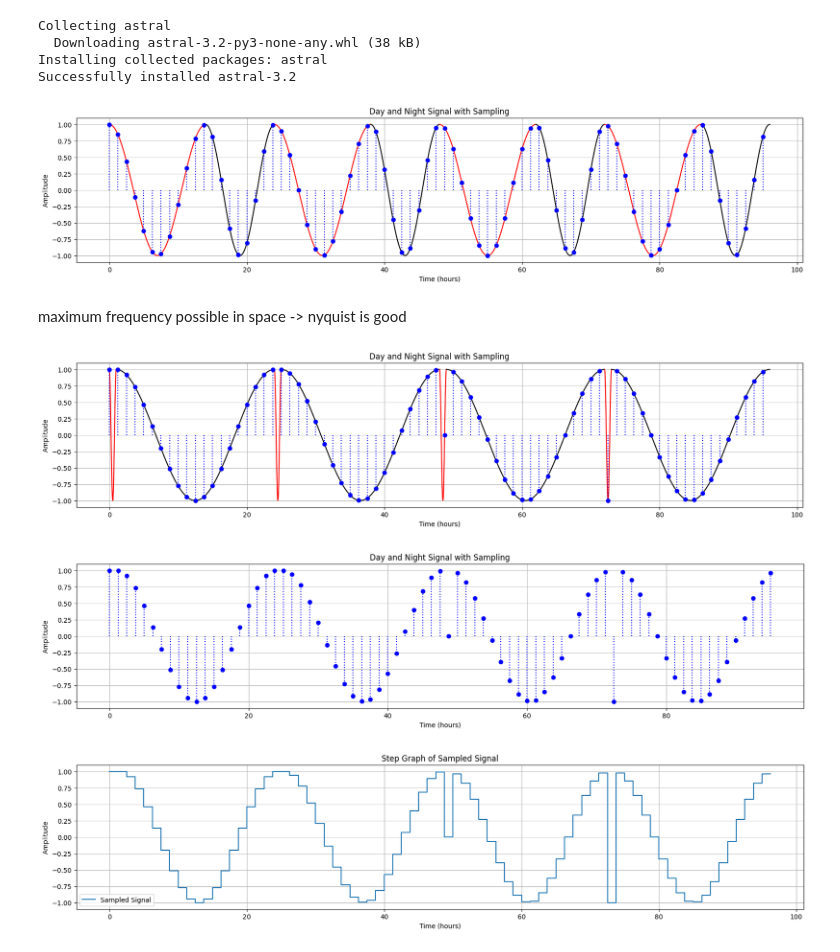
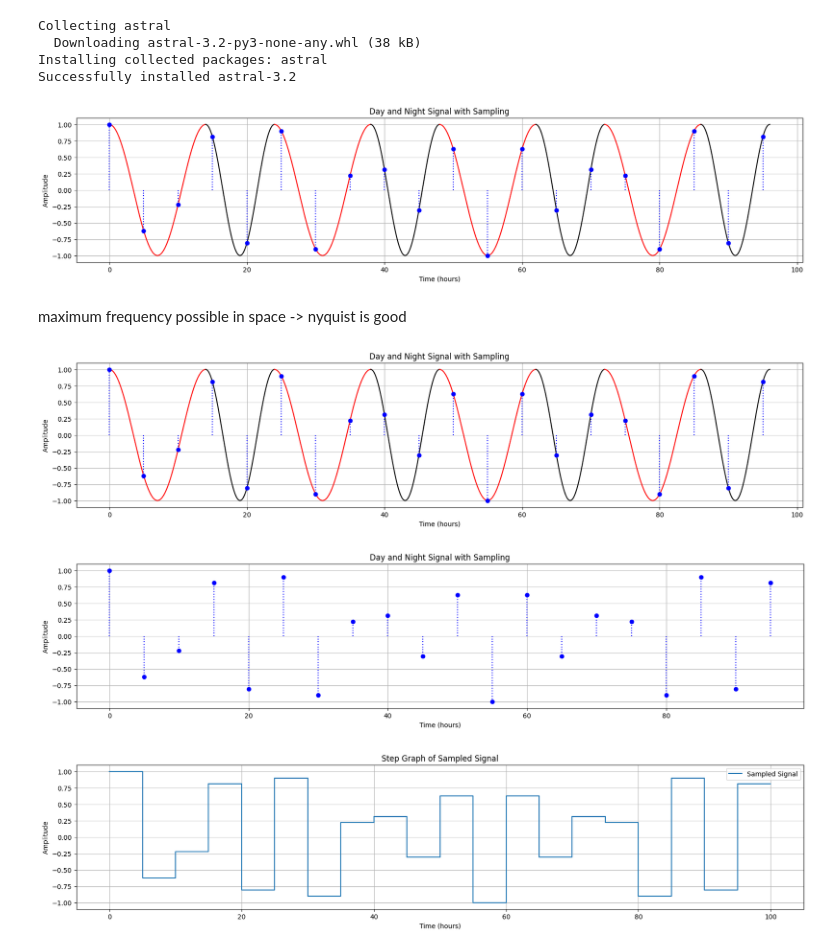
Before and after one commit to xiscoding/utils, a Jupyter notebook: nyquist_example.ipynb, the cells around one changed output. Drawn from its saved outputs; the diff is of its cells as text; code cells hidden in the pictures.

```diff
--- a/nyquist_example.ipynb
+++ b/nyquist_example.ipynb
@@ -84,7 +91,7 @@ def plot_sampling_step_graph(freq_day=1/14, freq_night=1/10, total_hours=96, sam
 import numpy as np
 import matplotlib.pyplot as plt
 
-def plot_day_night_cycle_with_sampling_and_signal(freq_day=1/14, freq_night=1/10, total_hours=96, num_cycles=4, sample_rate=1.25):
+def plot_day_night_cycle_with_sampling_and_signal(freq_day=1/14, freq_night=1/10, total_hours=96, num_cycles=4, sample_rate=5):
     """
     Plots a combined sinusoidal representation of day and night durations over a specified time period,
     with points and lines to the time axis added at every specified sample rate interval, starting at t=3.5 hours.
@@ -138,7 +145,7 @@ def plot_day_night_cycle_with_sampling_and_signal(freq_day=1/14, freq_night=1/10
 # Example call with default parameters
 plot_day_night_cycle_with_sampling_and_signal()
 # %% [output]
-[figure, old version]
+[figure, new version]
 # %%
 def nyquist_example(freq_day=1/14, freq_night=1/10, total_hours=96, num_cycles=4, sample_rate=1.25):
   plot_day_night_cycle_with_sampling_and_signal(freq_day, freq_night, total_hours, num_cycles, sample_rate)
@@ -147,8 +154,8 @@ def nyquist_example(freq_day=1/14, freq_night=1/10, total_hours=96, num_cycles=4
 # %% [markdown]
 maximum frequency possible in space -> nyquist is good
 # %%
-nyquist_example(freq_day=1/1, freq_night=1/23, total_hours=96, num_cycles=4, sample_rate=1.25)
+nyquist_example(freq_day=1/14, freq_night=1/10, total_hours=96, num_cycles=4, sample_rate=5)
 # %% [output]
-[figure, old version]
+[figure, new version]
-[figure, old version]
+[figure, new version]
-[figure, old version]
+[figure, new version]
```
Also changed, not shown: parts of 2 cells of this notebook.
